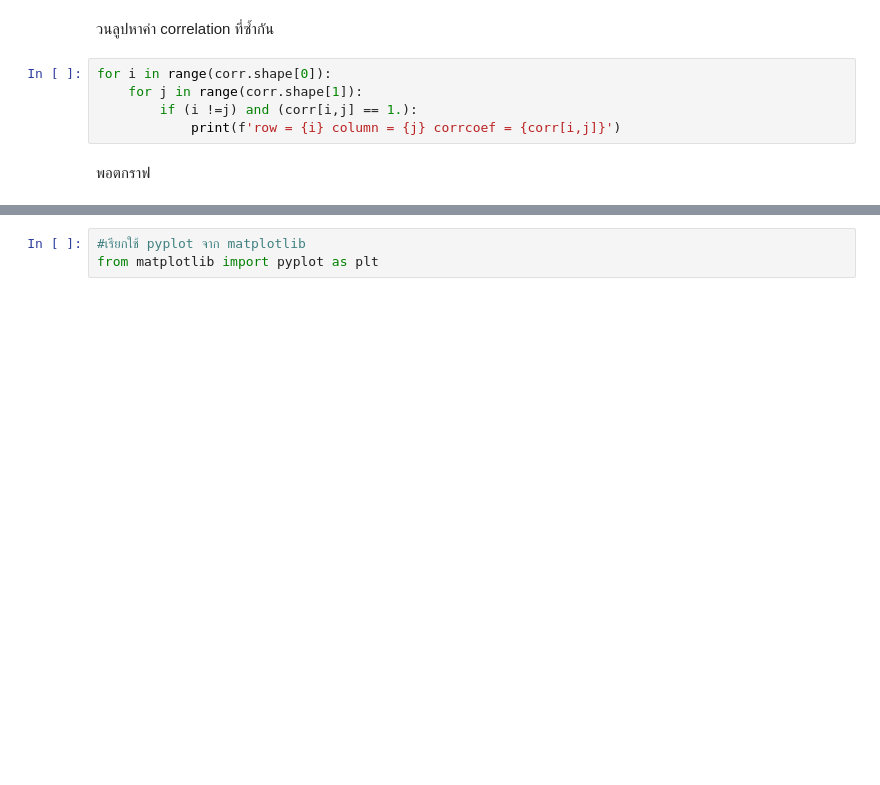
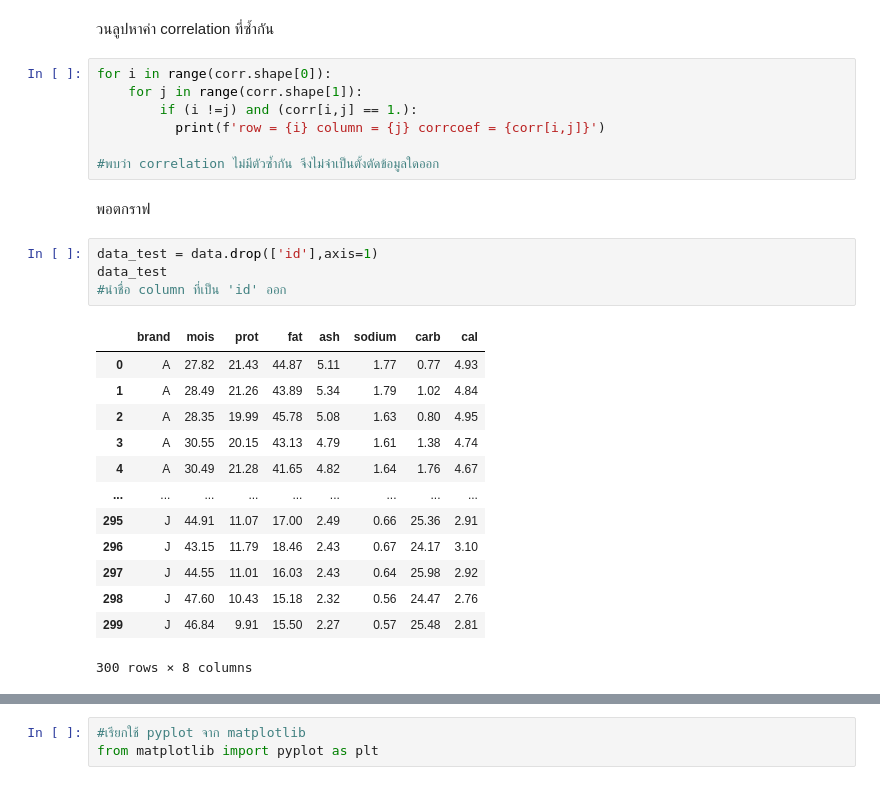
Before and after one commit to Kggzzz/Multivaririate, a Jupyter notebook: Exam01.ipynb, the cells around one changed output, grey strips where cells are left out. Cells and saved outputs as stored; diff of their text form; blank space fills up the shorter version.

```diff
--- a/Exam01.ipynb
+++ b/Exam01.ipynb
@@ -109,6 +109,26 @@ array([[ 1.        ,  0.03259505, -0.07648546, -0.00486006, -0.03407156,
 for i in range(corr.shape[0]):
     for j in range(corr.shape[1]):
         if (i !=j) and (corr[i,j] == 1.):
-            print(f'row = {i} column = {j} corrcoef = {corr[i,j]}')
+          print(f'row = {i} column = {j} corrcoef = {corr[i,j]}')
+
+#พบว่า correlation ไม่มีตัวซ้ำกัน จึงไม่จำเป็นตั้งตัดข้อมูลใดออก
 # %% [markdown]
 พอตกราฟ
+# %%
+data_test = data.drop(['id'],axis=1)
+data_test
+#นำชื่อ column ที่เป็น 'id' ออก
+# %% [output]
+|  | brand | mois | prot | fat | ash | sodium | carb | cal |
+| 0 | A | 27.82 | 21.43 | 44.87 | 5.11 | 1.77 | 0.77 | 4.93 |
+| 1 | A | 28.49 | 21.26 | 43.89 | 5.34 | 1.79 | 1.02 | 4.84 |
+| 2 | A | 28.35 | 19.99 | 45.78 | 5.08 | 1.63 | 0.80 | 4.95 |
+| 3 | A | 30.55 | 20.15 | 43.13 | 4.79 | 1.61 | 1.38 | 4.74 |
+| 4 | A | 30.49 | 21.28 | 41.65 | 4.82 | 1.64 | 1.76 | 4.67 |
+| ... | ... | ... | ... | ... | ... | ... | ... | ... |
+| 295 | J | 44.91 | 11.07 | 17.00 | 2.49 | 0.66 | 25.36 | 2.91 |
+| 296 | J | 43.15 | 11.79 | 18.46 | 2.43 | 0.67 | 24.17 | 3.10 |
+| 297 | J | 44.55 | 11.01 | 16.03 | 2.43 | 0.64 | 25.98 | 2.92 |
+| 298 | J | 47.60 | 10.43 | 15.18 | 2.32 | 0.56 | 24.47 | 2.76 |
+| 299 | J | 46.84 | 9.91 | 15.50 | 2.27 | 0.57 | 25.48 | 2.81 |
+300 rows × 8 columns
```
Also changed, not shown: parts of 23 cells of this notebook.
